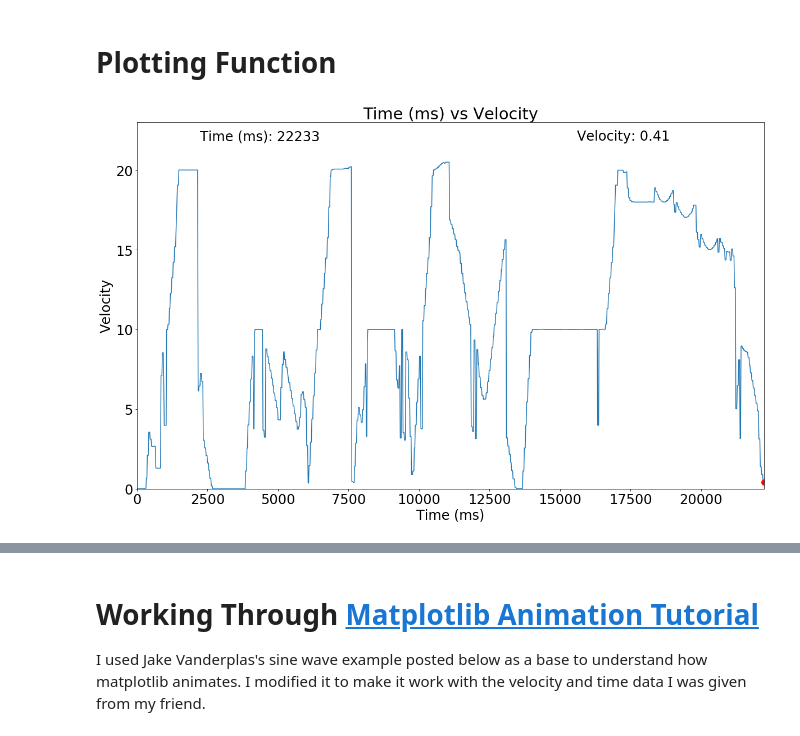
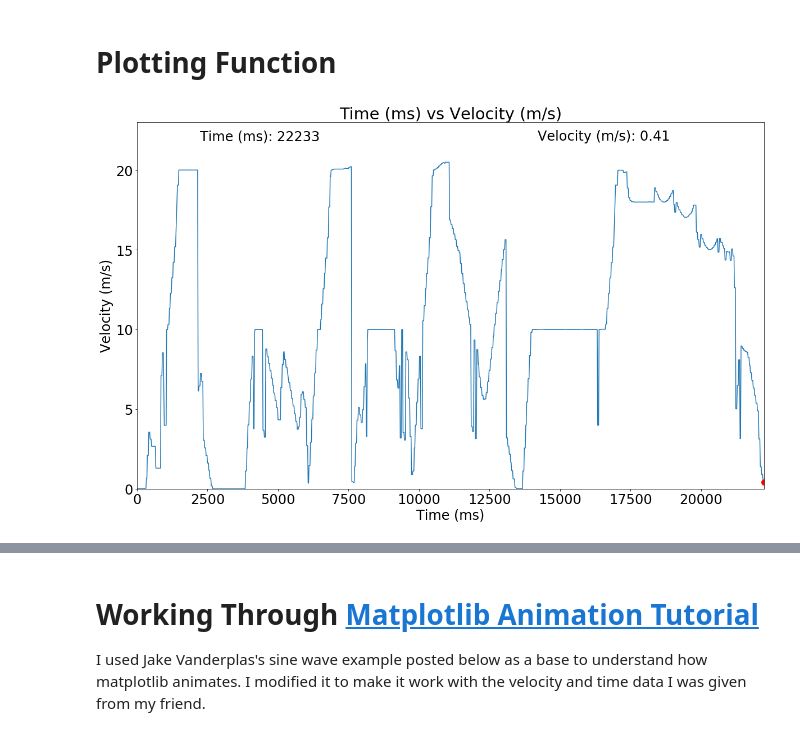
Before and after one commit to progressEdd/projects, a Jupyter notebook: Animating-Velocity-Graph/Animating-Velocity-Graph.ipynb, the cells around one changed output, grey strips where cells are left out. Saved outputs shown, nothing was run; the diff lists cells and outputs as text; code cells hidden in the pictures.

```diff
--- a/Animating-Velocity-Graph/Animating-Velocity-Graph.ipynb
+++ b/Animating-Velocity-Graph/Animating-Velocity-Graph.ipynb
@@ -179,10 +179,10 @@ def animateGraph(df,x_column, y_column, dot_track, framerate):
 # the video can be embedded in html5.  You may need to adjust this for
 # your system: for more information, see
 # http://matplotlib.sourceforge.net/api/animation_api.html
-    anim.save(x_column + '_vs_' + y_column + '_' + graph_type + '_animated.mp4', fps=framerate, extra_args=['-vcodec', 'libx264'])
+    anim.save(graph_type + '_animated.mp4', fps=framerate, extra_args=['-vcodec', 'libx264'])
 
 plt.show()
 # %%
-animateGraph(df,"Time (ms)", "Velocity", "yes", 60)
+animateGraph(df,"Time (ms)", "Velocity (m/s)", "yes", 60)
 # %% [output]
-[figure, old version]
+[figure, new version]
```
Also changed, not shown: parts of 3 cells of this notebook, 7 other files.
